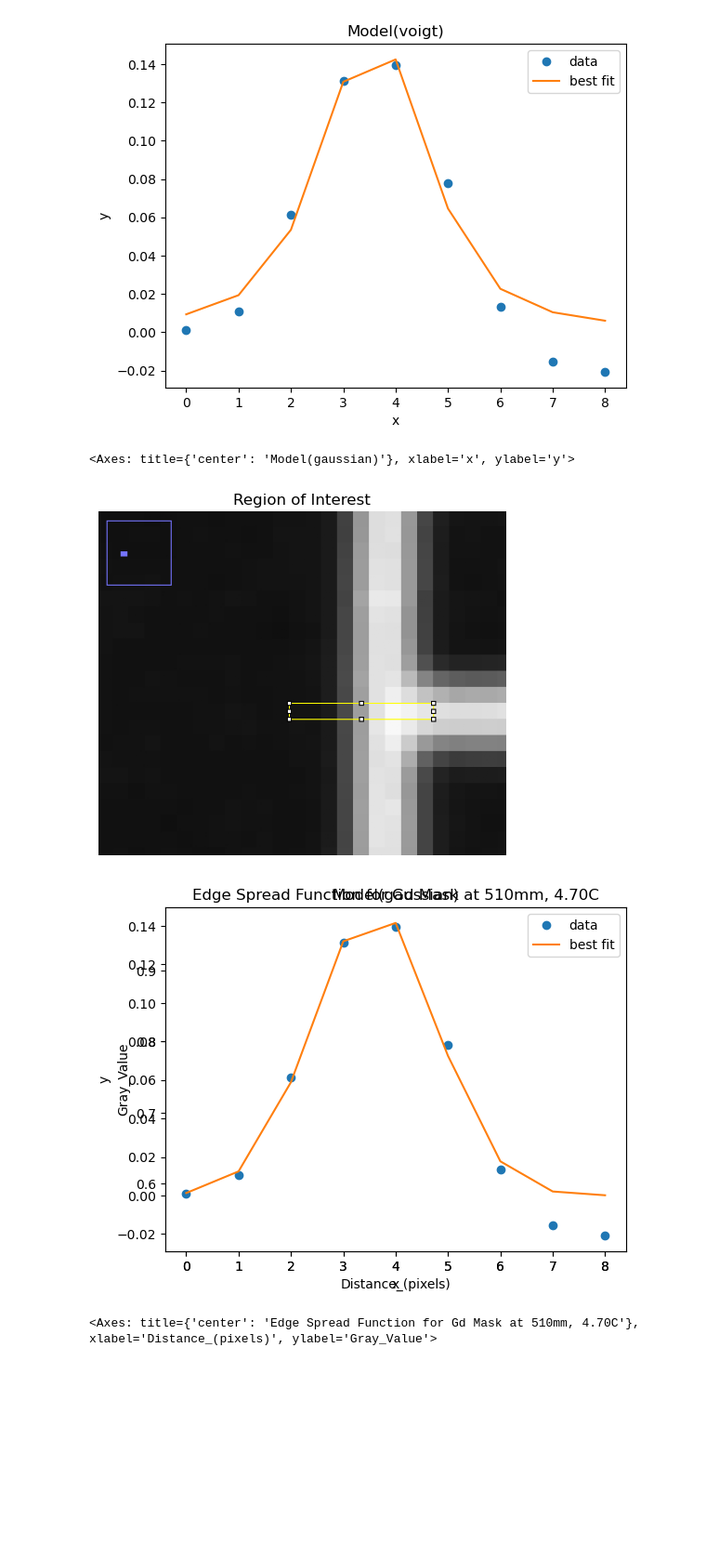
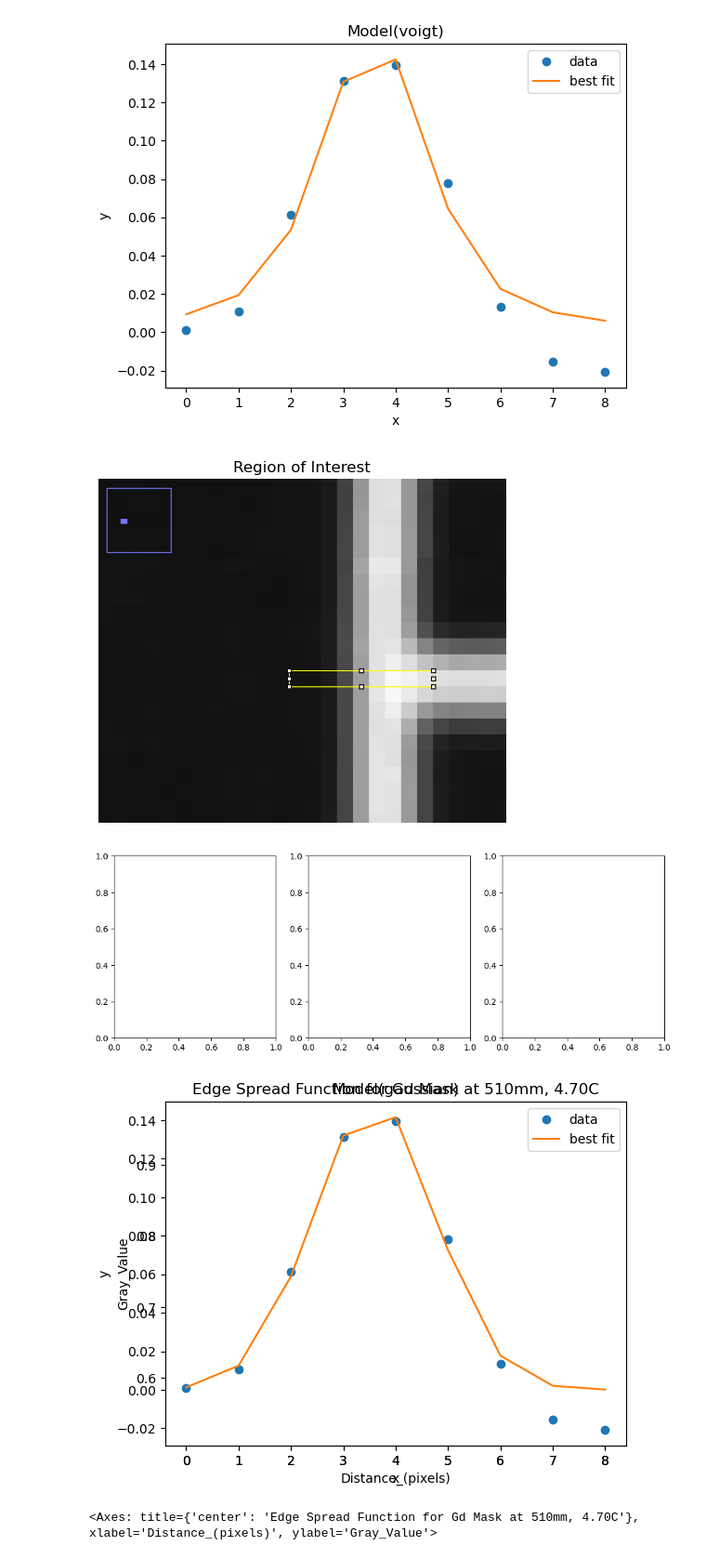
Before and after one commit to ornlneutronimaging/MCP_Sensor_Resolution, a Jupyter notebook: Normalization_Resolution_function_MCP_sensor.ipynb, the cells around one changed output. Shown at 93% size. Cells and saved outputs as stored; diff of their text form; code cells hidden in the pictures; blank space fills up the shorter version.

```diff
--- a/Normalization_Resolution_function_MCP_sensor.ipynb
+++ b/Normalization_Resolution_function_MCP_sensor.ipynb
@@ -164,16 +164,16 @@ outV.plot_fit()
 # %%
 img1 = mpimg.imread(data_path+"/normalized_sample_7998_obs_8015/The edge for FWHM test.png")
 plt.axis('off')
 plt.title ('Region of Interest')
 plt.imshow(img1)
-#fig,ax = plt.subplots(1,3,figsize=(12,4))
-df.plot(x='Distance_(pixels)',y='Gray_Value', kind="scatter", title="Edge Spread Function for Gd Mask at 510mm, 4.70C")
+fig,ax = plt.subplots(1,3,figsize=(12,4))
+ax[0]=df.plot(x='Distance_(pixels)',y='Gray_Value', kind="scatter", title="Edge Spread Function for Gd Mask at 510mm, 4.70C")
 #plt.plot(dydxdf)
-out.plot_fit()
+ax[1]=out.plot_fit()
 # %% [output]
-<Axes: title={'center': 'Model(gaussian)'}, xlabel='x', ylabel='y'>
 [figure]
-[figure, old version]
+[figure, new version]
+[figure, added]
 # %%
 df.plot(x='Distance_(pixels)',y='Gray_Value', kind="scatter", title="Edge Spread Function for Gd Mask at 510mm, 4.70C")
 # %% [output]
```
